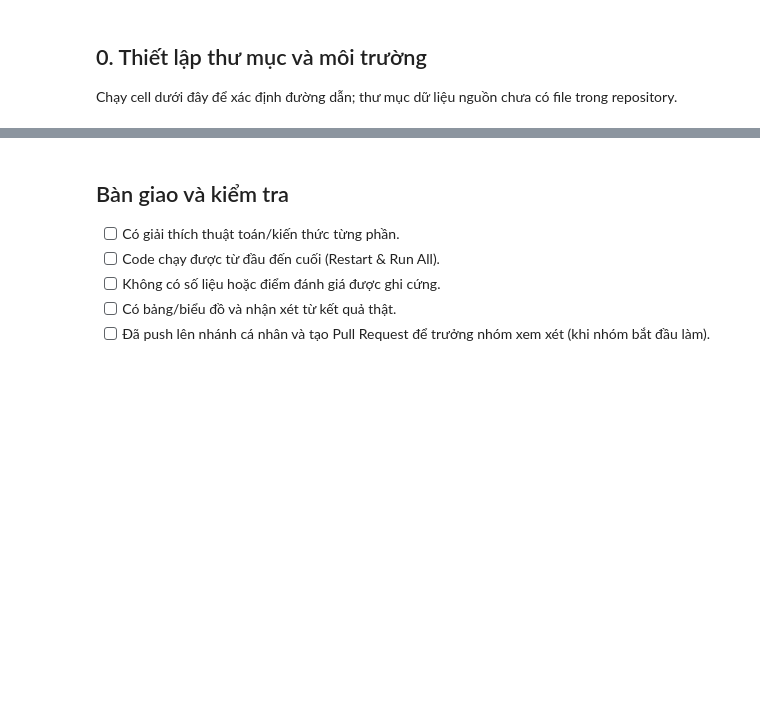
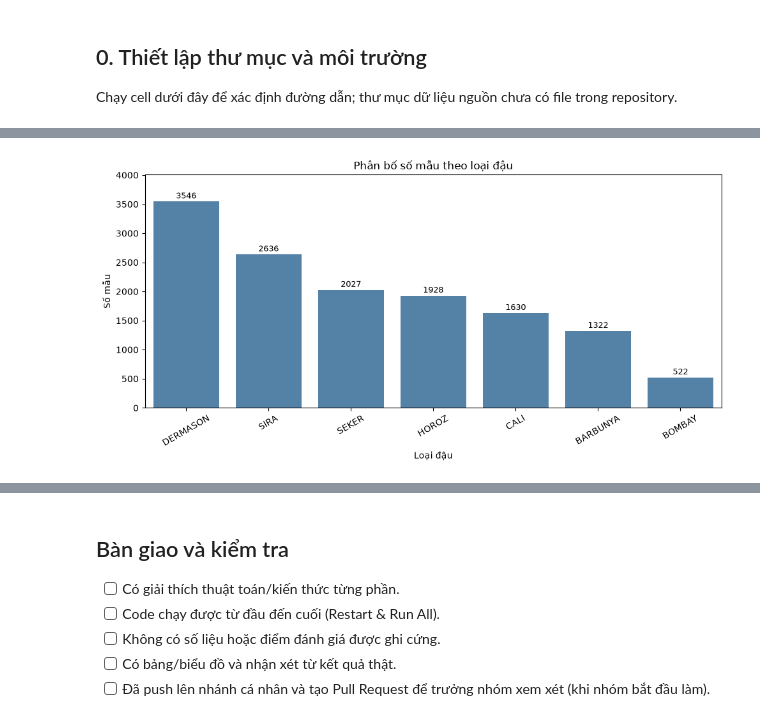
Before and after one commit to tanlen06-debug/Khai_Thac_Du_Lieu_Gr6, a Jupyter notebook: notebooks/lan.ipynb, the cells around one changed output, grey strips where cells are left out. Cells and saved outputs as stored; diff of their text form; code cells hidden in the pictures; blank space fills up the shorter version.

```diff
--- a/notebooks/lan.ipynb
+++ b/notebooks/lan.ipynb
@@ -81,0 +467,38 @@ print("Project root:", ROOT)
+# %%
+# DATA-06: Biểu đồ phân bố 7 lớp
+
+fig, ax = plt.subplots(figsize=(10, 5))
+
+sns.barplot(
+    x=class_counts.index,
+    y=class_counts.values,
+    color="steelblue",
+    ax=ax
+)
+
+for i, count in enumerate(class_counts.values):
+    ax.text(
+        i,
+        count + class_counts.max() * 0.015,
+        str(count),
+        ha="center",
+        fontsize=9
+    )
+
+ax.set_ylim(0, class_counts.max() * 1.13)
+ax.set_title("Phân bố số mẫu theo loại đậu")
+ax.set_xlabel("Loại đậu")
+ax.set_ylabel("Số mẫu")
+
+plt.xticks(rotation=30)
+plt.tight_layout()
+
+plt.savefig(
+    FIGURES_DIR / "class_distribution.png",
+    dpi=300,
+    bbox_inches="tight"
+)
+
+plt.show()
+# %% [output]
+[figure, added]
```
Also changed, not shown: parts of 22 cells of this notebook, 10 other files.
